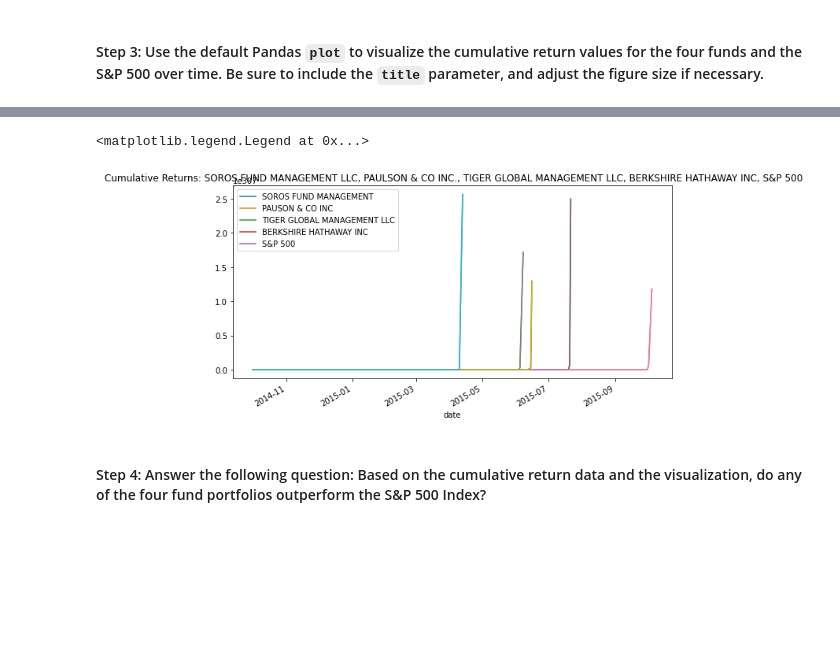
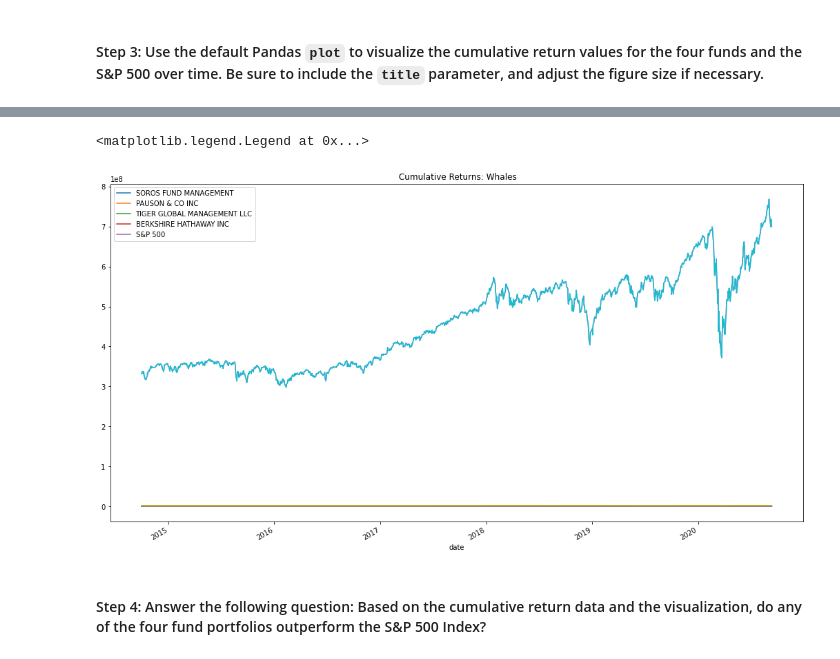
Before and after one commit to madhugirl/Whale-Investment-Opp, a Jupyter notebook: risk_return_analysis.ipynb, the cells around one changed output, grey strips where cells are left out. Drawn from its saved outputs; the diff is of its cells as text; code cells hidden in the pictures; blank space fills up the shorter version.

```diff
--- a/risk_return_analysis.ipynb
+++ b/risk_return_analysis.ipynb
@@ -186,7 +186,7 @@ ax.legend(["SOROS FUND MANAGEMENT", "PAUSON & CO INC", "TIGER GLOBAL MANAGEMENT
 # %% [markdown]
 #### Step 2: Use the Pandas `cumprod` function to calculate the cumulative returns for the four fund portfolios and the S&P 500. Review the last five rows of the cumulative returns DataFrame by using the Pandas `tail` function.
 # %%
-cumulative_returns = (1 + daily_returns).cumprod()
+cumulative_returns = (1 + daily_returns).cumprod(1)
 cumulative_returns.tail()
 # %% [output]
 |  | SOROS FUND MANAGEMENT LLC | PAULSON & CO.INC. | TIGER GLOBAL MANAGEMENT LLC | BERKSHIRE HATHAWAY INC | S&P 500 |
@@ -201,17 +213,17 @@ cumulative_returns.tail()
 # %%
 # Visualize the cumulative returns using the Pandas plot function
 # Include a title parameter and adjust the figure size
 ax = cumulative_returns.plot(
     legend="True",
-    figsize=(10,5),
-    title=" Cumulative Returns: SOROS FUND MANAGEMENT LLC, PAULSON & CO INC., TIGER GLOBAL MANAGEMENT LLC, BERKSHIRE HATHAWAY INC, S&P 500")
+    figsize=(18,10),
+    title=" Cumulative Returns: Whales")
 cumulative_returns.plot(ax=ax)
 
 
 ax.legend(["SOROS FUND MANAGEMENT", "PAUSON & CO INC", "TIGER GLOBAL MANAGEMENT LLC", "BERKSHIRE HATHAWAY INC", "S&P 500"])
 # %% [output]
 <matplotlib.legend.Legend at 0x...>
-[figure, old version]
+[figure, new version]
 # %% [markdown]
 #### Step 4: Answer the following question: Based on the cumulative return data and the visualization, do any of the four fund portfolios outperform the S&P 500 Index?
 # %% [markdown]
```
Also changed, not shown: parts of 10 cells of this notebook.
